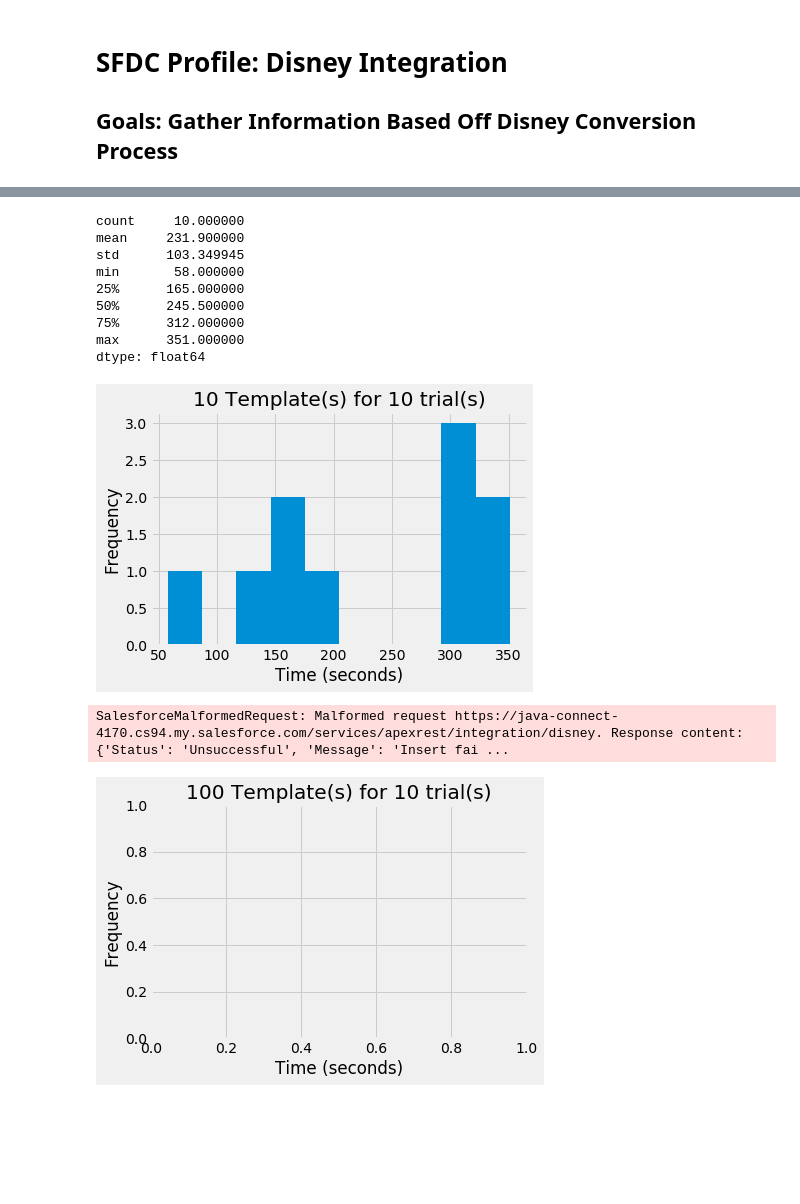
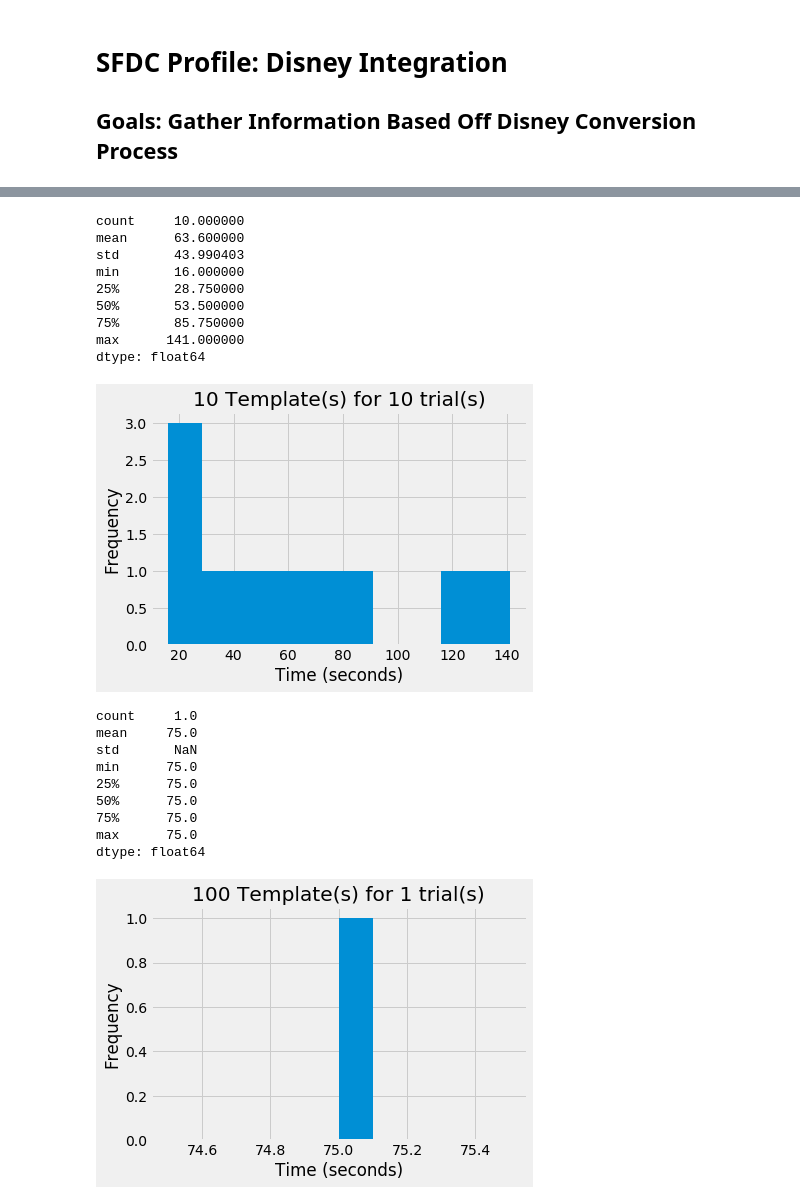
Before and after one commit to btdiaz34/sfdc_profile, a Jupyter notebook: disney_conversion/convert.ipynb, the cells around one changed output, grey strips where cells are left out. Drawn from its saved outputs; the diff is of its cells as text; code cells hidden in the pictures; blank space fills up the shorter version.

```diff
--- a/disney_conversion/convert.ipynb
+++ b/disney_conversion/convert.ipynb
@@ -28,7 +41,7 @@ username ='notify+devorg_project_disney_r3_13217@fortimize.com'
 pw = '_1V9|1h7-P'
 token = 'EE6GyOKBcOzvKRbKLc9g4eAjJ'
 property_code = "1310"
-floor_plan_name = 'Floor Plan 2FT 2BERM'
+floor_plan_name = 'Floor Plan 1FT 4BDRM'
 parking_name = 'Test Covered Parking'
 # %%
 # Build out simple connector class that establishes a REST connection to SFDC
@@ -195,11 +223,10 @@ class FakeData():
          "floorPlan":
             {
                 "LeasableItemId":floor_plan.get_id(self.floor_name),
-                "UnitAssignInDate":faker.date_between(start_date='-30d', end_date='today').isoformat(),
+                "UnitAssignInDate":faker.date_between(start_date='today', end_date='today').isoformat(),
                  "UnitAssignOutDate": faker.date_between(start_date='+30d', end_date='+60d').isoformat(),
                  "Building": "B1000",
-                 "Floor": "T1",
-                 "Unit": "01"
+                 "Unit": "T101"
             },
           "parkingList":[
             {
@@ -259,8 +286,19 @@ class Simulator():
         plt.title('{} Template(s) for {} trial(s)'.format(self.num_templates,self.num_trials))
 
     def post_templates(self):
-        payload = FakeData(self.num_templates,floor_plan_name,parking_name).dataDict
-        connection.sf.apexecute('integration/disney', method='POST', data=payload) # post templates
+        LIMIT =200
+        if self.num_templates < 200:
+            payload = FakeData(self.num_templates,floor_plan_name,parking_name).dataDict
+            connection.sf.apexecute('integration/disney', method='POST', data=payload) # post templates
+        else:
+            remainder = self.num_templates % LIMIT
+            total_loops = self.num_templates // LIMIT
+            for i in range(total_loops):
+                payload = FakeData(LIMIT,floor_plan_name,parking_name).dataDict
+                connection.sf.apexecute('integration/disney', method='POST', data=payload)
+            payload = FakeData(remainder,floor_plan_name,parking_name).dataDict
+            connection.sf.apexecute('integration/disney', method='POST', data=payload)
+
         # Start the batch
         os.system('sfdx force:apex:execute -f ./anon.apex -u '+connection.username)
     def calculate_time_diff(self,record):
@@ -323,21 +386,28 @@ dtype: float64
 # %%
-purge_data()
 simulator_10_for_10 = Simulator(num_templates=10,num_trials=10,async_apex= async_apex)
 simulator_10_for_10.simulate()
 # %% [output]
 count     10.000000
-mean     231.900000
-std      103.349945
-min       58.000000
-25%      165.000000
-50%      245.500000
-75%      312.000000
-max      351.000000
+mean      63.600000
+std       43.990403
+min       16.000000
+25%       28.750000
+50%       53.500000
+75%       85.750000
+max      141.000000
 dtype: float64
-[figure, old version]
+[figure, new version]
 # %%
-simulator_100_for_10 = Simulator(num_templates=100,num_trials=10,async_apex= async_apex)
-simulator_100_for_10.simulate()
+simulator_100_for_1 = Simulator(num_templates=100,num_trials=1,async_apex= async_apex)
+simulator_100_for_1.simulate()
 # %% [output]
-SalesforceMalformedRequest: Malformed request https://java-connect-4170.cs94.my.salesforce.com/services/apexrest/integration/disney. Response content: {'Status': 'Unsuccessful', 'Message': 'Insert fai ...
+count     1.0
+mean     75.0
+std       NaN
+min      75.0
+25%      75.0
+50%      75.0
+75%      75.0
+max      75.0
+dtype: float64
-[figure, old version]
+[figure, new version]
```
Also changed, not shown: parts of 11 cells of this notebook, 1 other file.
